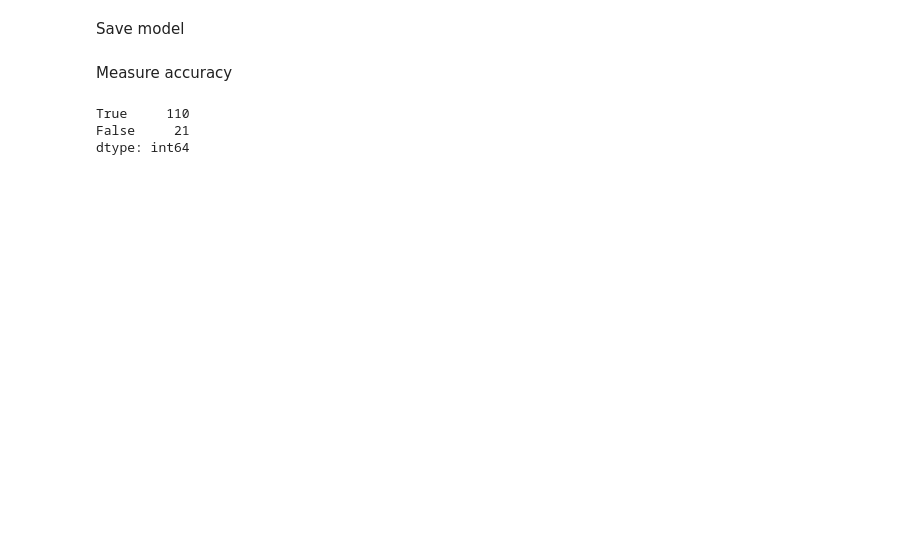
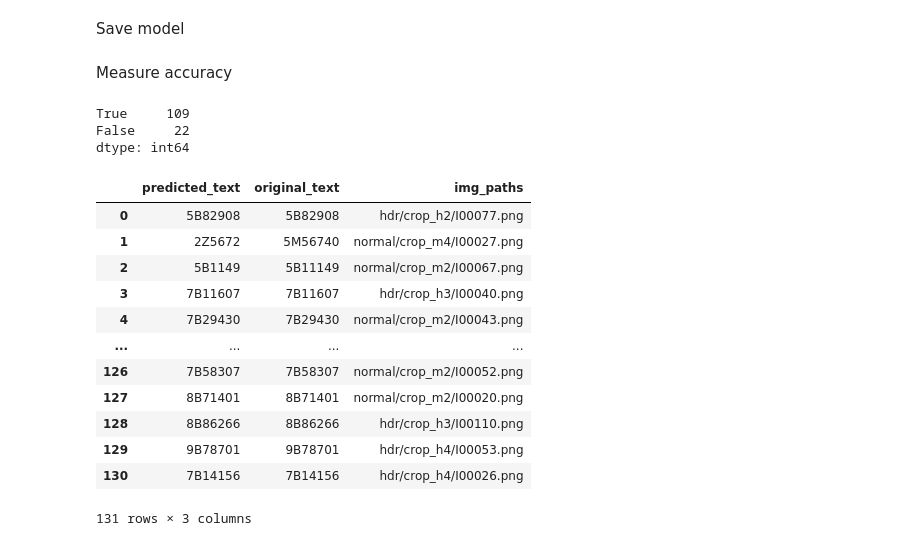
Before and after one commit to nmabhi/license-plate-ocr, a Jupyter notebook: ocr_model_ipynp.ipynb, the cells around one changed output. Cells and saved outputs as stored; diff of their text form; code cells hidden in the pictures; blank space fills up the shorter version.

```diff
--- a/ocr_model_ipynp.ipynb
+++ b/ocr_model_ipynp.ipynb
@@ -108,7 +109,7 @@ def encode_single_sample(img_path, label):
     label = char_to_num(tf.strings.unicode_split(label, input_encoding="UTF-8"))
 
 
-    return {"image": img, "label": label}
+    return {"image": img, "label": label,"path":img_path}
 # %% [markdown]
 Create Test Train Data
 # %%
@@ -336,6 +338,7 @@ Predictions on validation data
 prediction_model = keras.models.Model(
     model.get_layer(name="image").input, model.get_layer(name="dense2").output
 )
+
 
 prediction_model.summary()
 
@@ -355,9 +358,12 @@ def decode_batch_predictions(pred):
 
 predictions = []
 orig_texts = []
+image_paths = []
+
 for batch in validation_dataset:
     batch_images = batch["image"]
     batch_labels = batch["label"]
+    batch_paths = batch["path"]
 
     preds = prediction_model.predict(batch_images)
     pred_texts = decode_batch_predictions(preds)
@@ -367,4 +373,7 @@ for batch in validation_dataset:
     for label in batch_labels:
         label = tf.strings.reduce_join(num_to_char(label)).numpy().decode("utf-8")
         orig_texts.append(label)
+
+    for path in batch_paths:
+      image_paths.append(tf.strings.reduce_join(path).numpy().decode("utf-8"))
 # %% [output]
@@ -395,12 +404,29 @@ Measure accuracy
 output_df = pd.DataFrame()
 output_df["predicted_text"] = predictions
 output_df["original_text"] = orig_texts
+output_df["img_paths"] = image_paths
 output_df["predicted_text"]=output_df["predicted_text"].apply(lambda s:s.replace("[UNK]",""))
 output_df["original_text"]=output_df["original_text"].apply(lambda s:s.replace("[UNK]",""))
 output_df.to_csv("output.csv")
 # %%
 pd.DataFrame(output_df["predicted_text"]==output_df["original_text"]).value_counts()
 # %% [output]
-True     110
-False     21
+True     109
+False     22
 dtype: int64
+# %%
+output_df
+# %% [output]
+|  | predicted_text | original_text | img_paths |
+| 0 | 5B82908 | 5B82908 | hdr/crop_h2/I00077.png |
+| 1 | 2Z5672 | 5M56740 | normal/crop_m4/I00027.png |
+| 2 | 5B1149 | 5B11149 | normal/crop_m2/I00067.png |
+| 3 | 7B11607 | 7B11607 | hdr/crop_h3/I00040.png |
+| 4 | 7B29430 | 7B29430 | normal/crop_m2/I00043.png |
+| ... | ... | ... | ... |
+| 126 | 7B58307 | 7B58307 | normal/crop_m2/I00052.png |
+| 127 | 8B71401 | 8B71401 | normal/crop_m2/I00020.png |
+| 128 | 8B86266 | 8B86266 | hdr/crop_h3/I00110.png |
+| 129 | 9B78701 | 9B78701 | hdr/crop_h4/I00053.png |
+| 130 | 7B14156 | 7B14156 | hdr/crop_h4/I00026.png |
+131 rows × 3 columns
```
Also changed, not shown: parts of 4 cells of this notebook.
